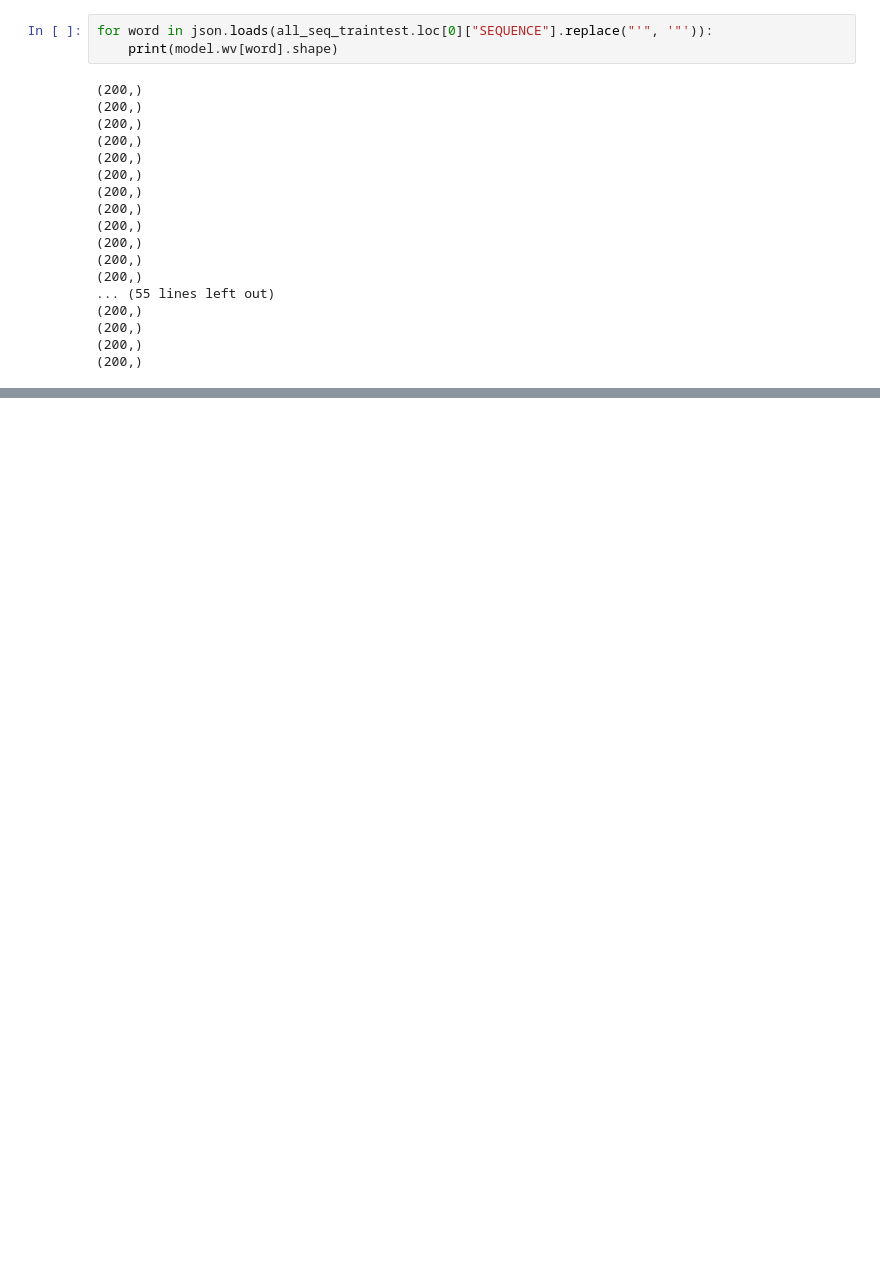
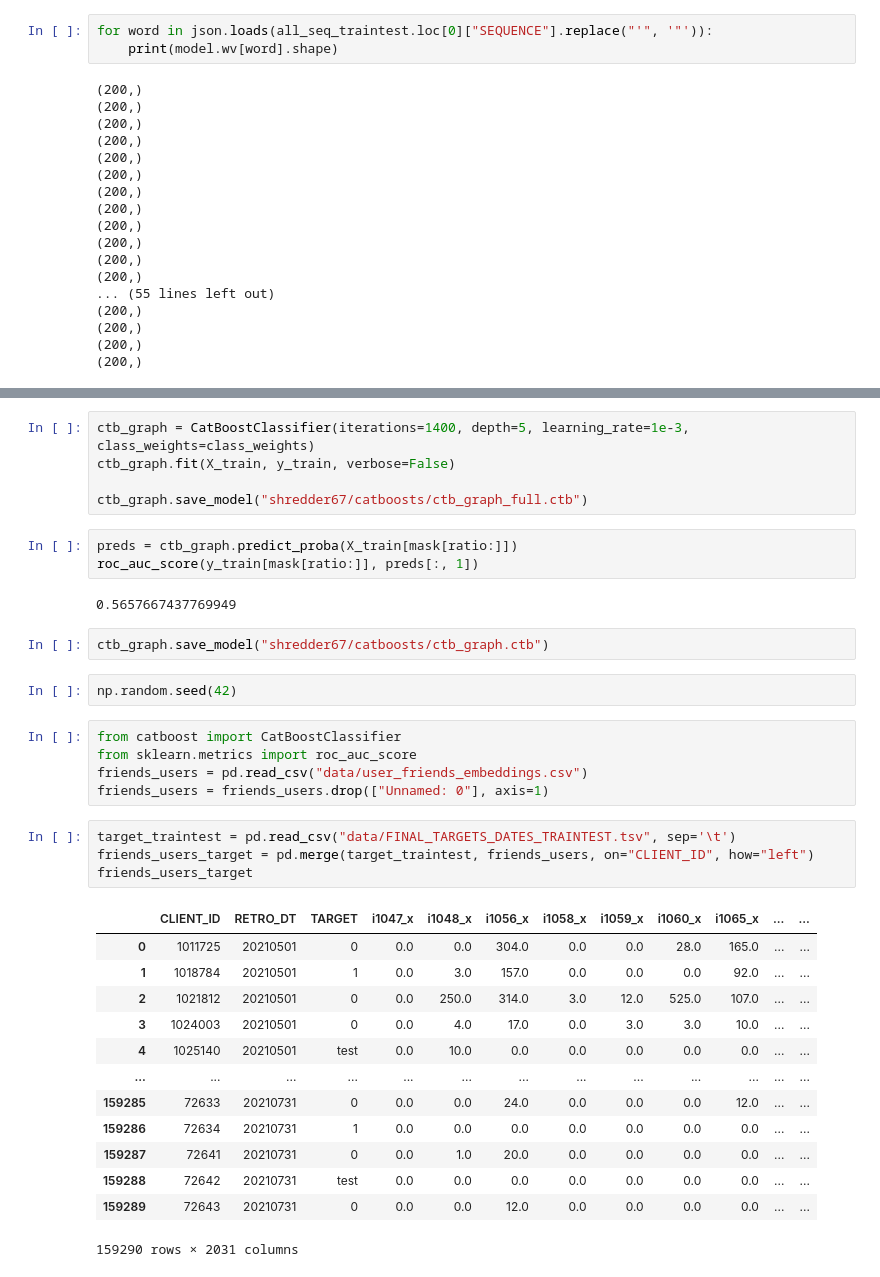
Before and after one commit to shredder67/vk-graphs-case, a Jupyter notebook: Nikita.ipynb, the cells around one changed output, grey strips where cells are left out. Drawn from its saved outputs; the diff is of its cells as text; blank space fills up the shorter version.

```diff
--- a/Nikita.ipynb
+++ b/Nikita.ipynb
@@ -525,0 +580,37 @@ ValueError: Expected input batch_size (114) to match target batch_size (0).
+# %%
+ctb_graph = CatBoostClassifier(iterations=1400, depth=5, learning_rate=1e-3, class_weights=class_weights)
+ctb_graph.fit(X_train, y_train, verbose=False)
+
+ctb_graph.save_model("shredder67/catboosts/ctb_graph_full.ctb")
+# %%
+preds = ctb_graph.predict_proba(X_train[mask[ratio:]])
+roc_auc_score(y_train[mask[ratio:]], preds[:, 1])
+# %% [output]
+0.5657667437769949
+# %%
+ctb_graph.save_model("shredder67/catboosts/ctb_graph.ctb")
+# %%
+np.random.seed(42)
+# %%
+from catboost import CatBoostClassifier
+from sklearn.metrics import roc_auc_score
+friends_users = pd.read_csv("data/user_friends_embeddings.csv")
+friends_users = friends_users.drop(["Unnamed: 0"], axis=1)
+# %%
+target_traintest = pd.read_csv("data/FINAL_TARGETS_DATES_TRAINTEST.tsv", sep='\t')
+friends_users_target = pd.merge(target_traintest, friends_users, on="CLIENT_ID", how="left")
+friends_users_target
+# %% [output]
+|  | CLIENT_ID | RETRO_DT | TARGET | i1047_x | i1048_x | i1056_x | i1058_x | i1059_x | i1060_x | i1065_x | ... | ... |
+| 0 | 1011725 | 20210501 | 0 | 0.0 | 0.0 | 304.0 | 0.0 | 0.0 | 28.0 | 165.0 | ... | ... |
+| 1 | 1018784 | 20210501 | 1 | 0.0 | 3.0 | 157.0 | 0.0 | 0.0 | 0.0 | 92.0 | ... | ... |
+| 2 | 1021812 | 20210501 | 0 | 0.0 | 250.0 | 314.0 | 3.0 | 12.0 | 525.0 | 107.0 | ... | ... |
+| 3 | 1024003 | 20210501 | 0 | 0.0 | 4.0 | 17.0 | 0.0 | 3.0 | 3.0 | 10.0 | ... | ... |
+| 4 | 1025140 | 20210501 | test | 0.0 | 10.0 | 0.0 | 0.0 | 0.0 | 0.0 | 0.0 | ... | ... |
+| ... | ... | ... | ... | ... | ... | ... | ... | ... | ... | ... | ... | ... |
+| 159285 | 72633 | 20210731 | 0 | 0.0 | 0.0 | 24.0 | 0.0 | 0.0 | 0.0 | 12.0 | ... | ... |
+| 159286 | 72634 | 20210731 | 1 | 0.0 | 0.0 | 0.0 | 0.0 | 0.0 | 0.0 | 0.0 | ... | ... |
+| 159287 | 72641 | 20210731 | 0 | 0.0 | 1.0 | 20.0 | 0.0 | 0.0 | 0.0 | 0.0 | ... | ... |
+| 159288 | 72642 | 20210731 | test | 0.0 | 0.0 | 0.0 | 0.0 | 0.0 | 0.0 | 0.0 | ... | ... |
+| 159289 | 72643 | 20210731 | 0 | 0.0 | 0.0 | 12.0 | 0.0 | 0.0 | 0.0 | 0.0 | ... | ... |
+159290 rows × 2031 columns
```
Also changed, not shown: parts of 53 cells of this notebook, 21 other files.
